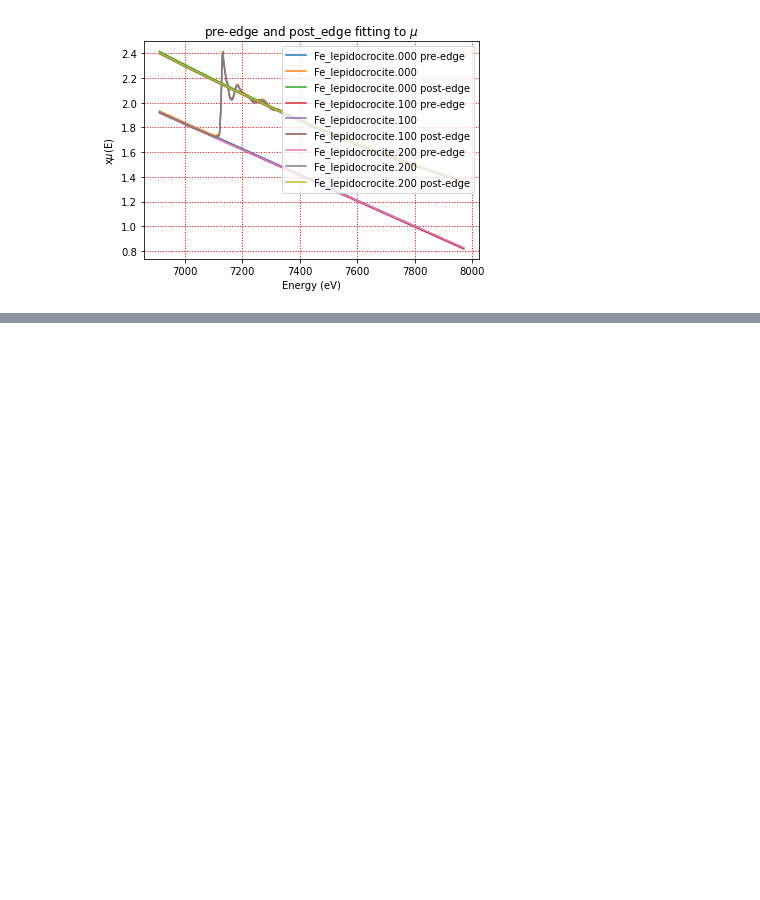
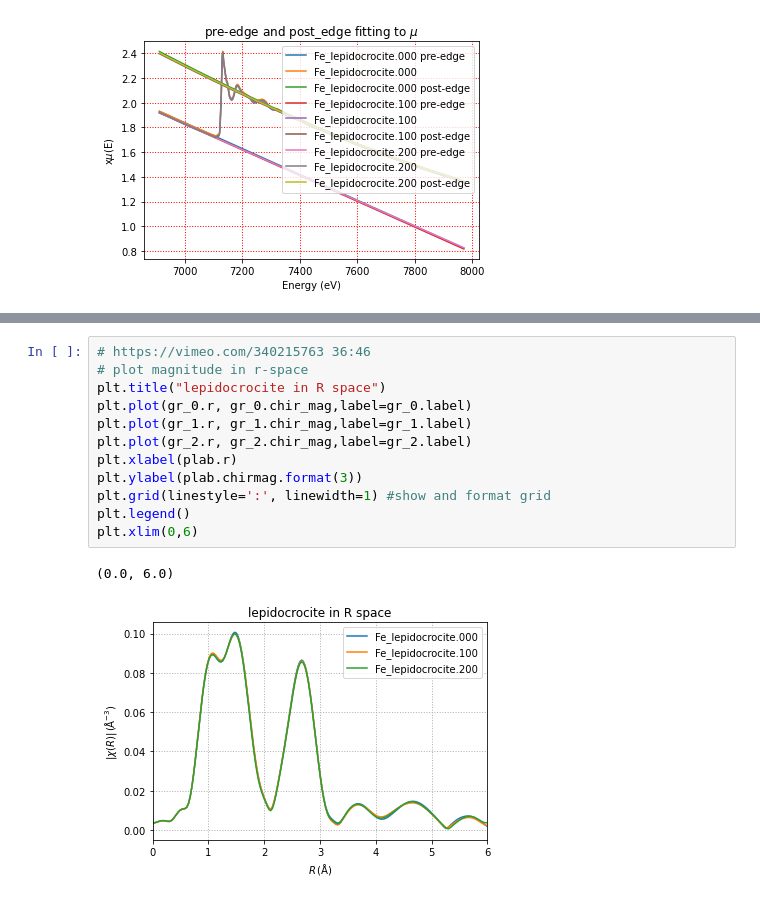
Before and after one commit to scman1/Larch_Intro_ukch, a Jupyter notebook: XAFS_Processing_2.ipynb, the cells around one changed output, grey strips where cells are left out. Drawn from its saved outputs; the diff is of its cells as text; blank space fills up the shorter version.

```diff
--- a/XAFS_Processing_2.ipynb
+++ b/XAFS_Processing_2.ipynb
@@ -529,0 +557,15 @@ plt.legend()
+# %%
+# https://vimeo.com/340215763 36:46
+# plot magnitude in r-space
+plt.title("lepidocrocite in R space")
+plt.plot(gr_0.r, gr_0.chir_mag,label=gr_0.label)
+plt.plot(gr_1.r, gr_1.chir_mag,label=gr_1.label)
+plt.plot(gr_2.r, gr_2.chir_mag,label=gr_2.label)
+plt.xlabel(plab.r)
+plt.ylabel(plab.chirmag.format(3))
+plt.grid(linestyle=':', linewidth=1) #show and format grid
+plt.legend()
+plt.xlim(0,6)
+# %% [output]
+(0.0, 6.0)
+[figure, added]
```
Also changed, not shown: parts of 11 cells of this notebook.
